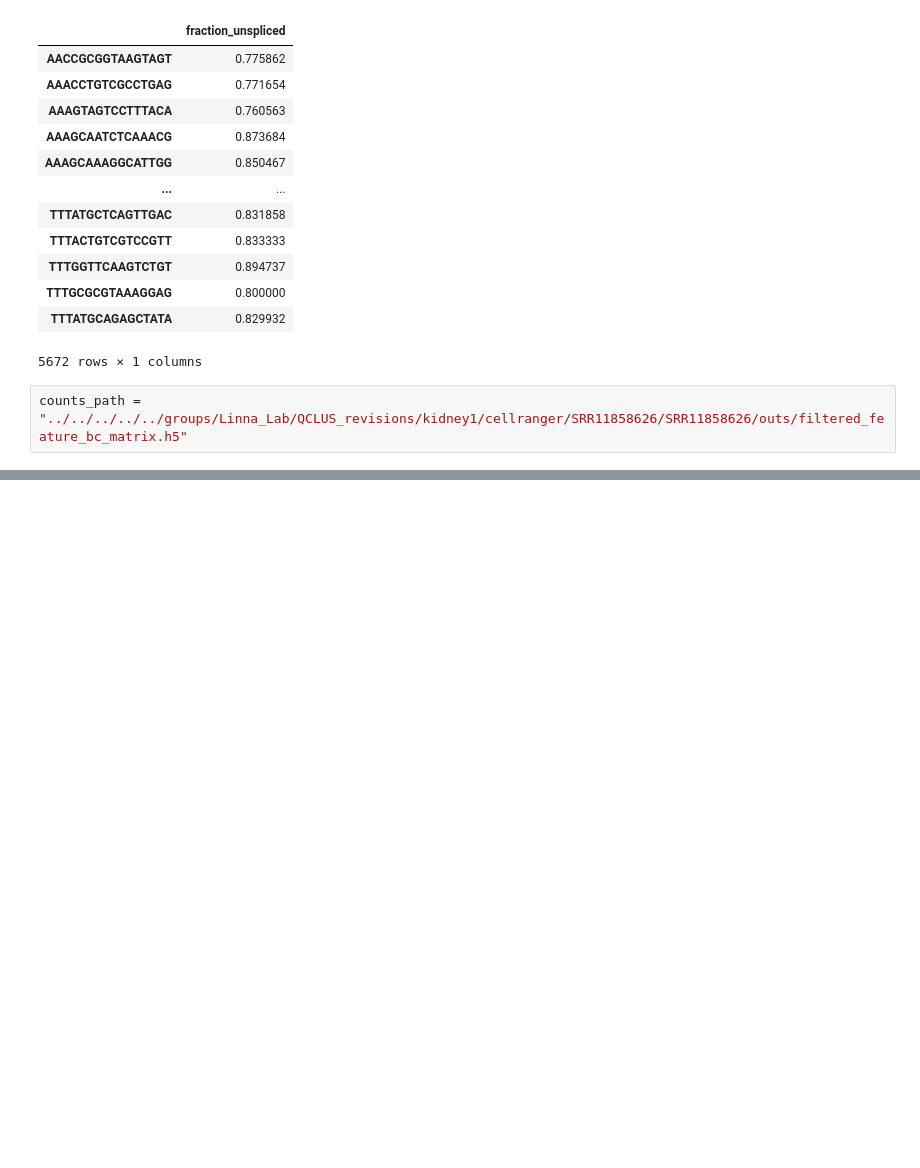
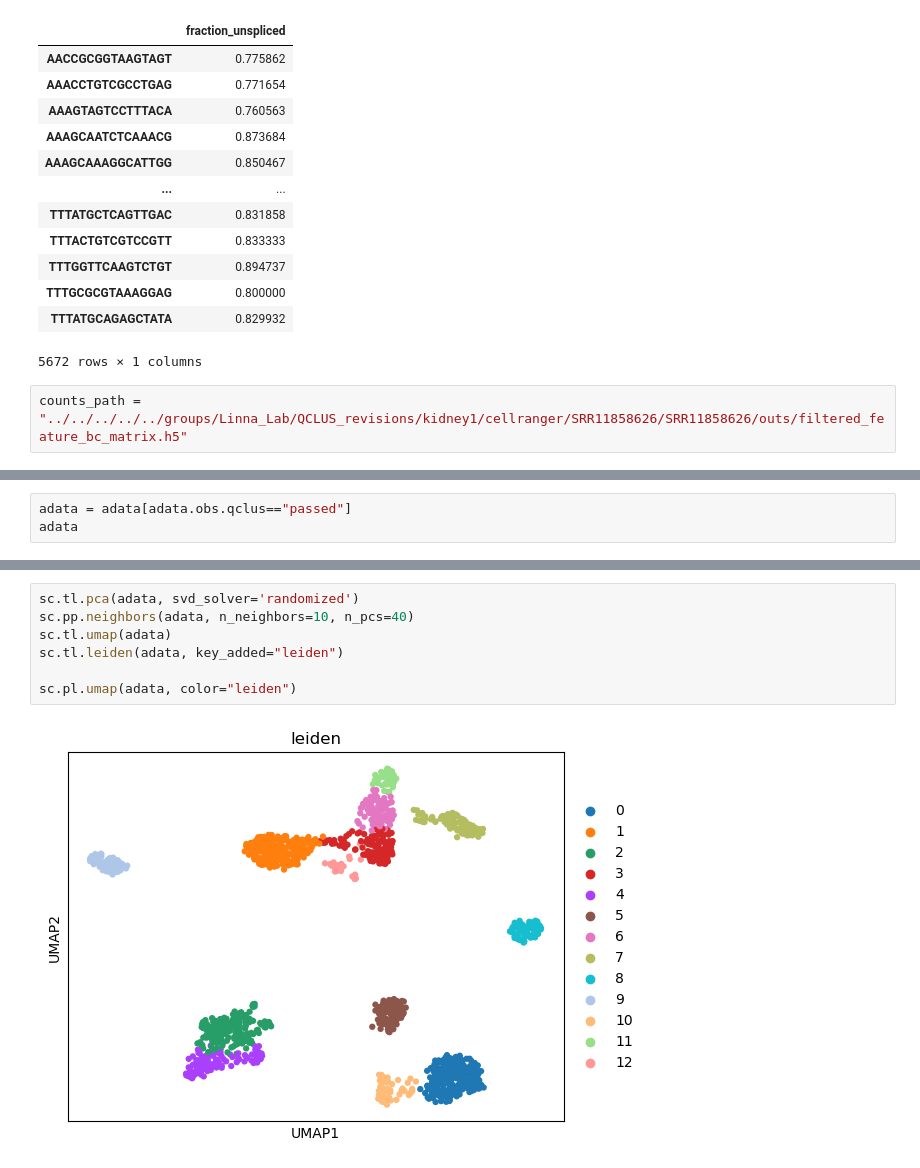
Before and after one commit to linnalab/qclus, a Jupyter notebook: tutorials/marker_genes.ipynb, the cells around one changed output, grey strips where cells are left out. Drawn from its saved outputs; the diff is of its cells as text; blank space fills up the shorter version.

```diff
--- a/tutorials/marker_genes.ipynb
+++ b/tutorials/marker_genes.ipynb
@@ -65,0 +113,3 @@ adata = qc.run_qclus(counts_path, fraction_unspliced,
+# %%
+adata = adata[adata.obs.qclus=="passed"]
+adata
@@ -65,0 +124,9 @@ adata = qc.run_qclus(counts_path, fraction_unspliced,
+# %%
+sc.tl.pca(adata, svd_solver='randomized')
+sc.pp.neighbors(adata, n_neighbors=10, n_pcs=40)
+sc.tl.umap(adata)
+sc.tl.leiden(adata, key_added="leiden")
+
+sc.pl.umap(adata, color="leiden")
+# %% [output]
+[figure, added]
```
Also changed, not shown: parts of 7 cells of this notebook.
